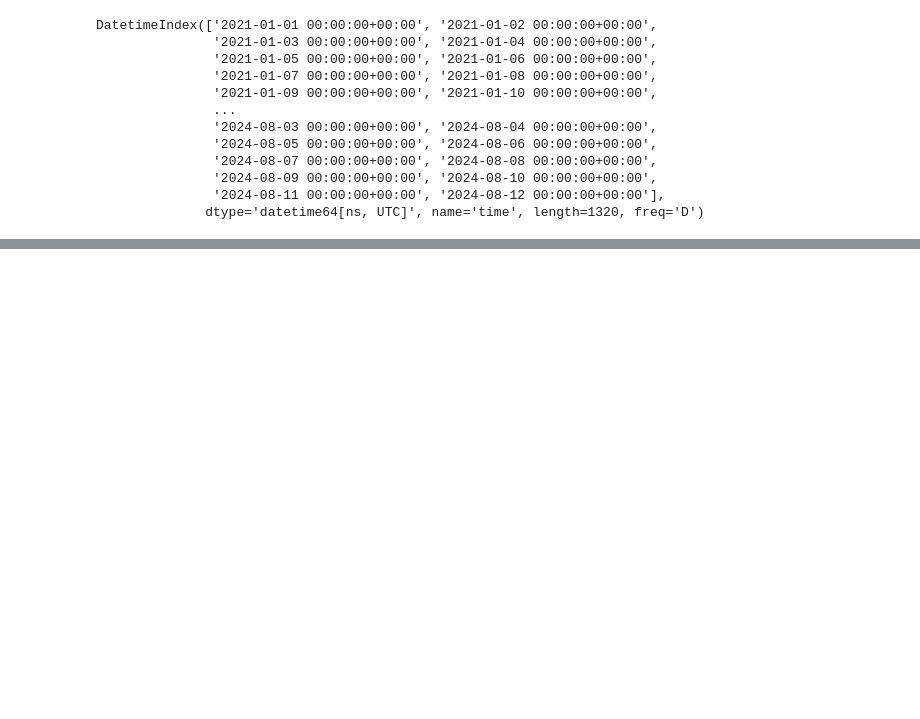
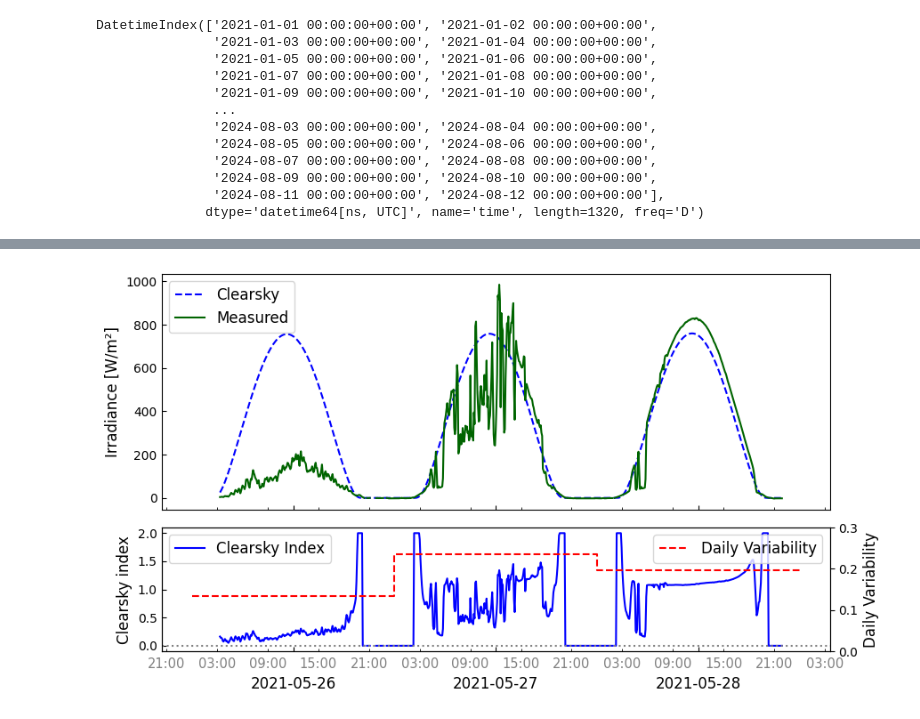
Before and after one commit to toneaf/ProjectThesis, a Jupyter notebook: clearsky.ipynb, the cells around one changed output, grey strips where cells are left out. Cells and saved outputs as stored; diff of their text form; code cells hidden in the pictures; blank space fills up the shorter version.

```diff
--- a/clearsky.ipynb
+++ b/clearsky.ipynb
@@ -148,3 +150,43 @@ plt.show()
+# %%
+import matplotlib.dates as mdates
+import matplotlib.pyplot as plt
+
+fig, (ax1, ax2) = plt.subplots(nrows=2, ncols=1, figsize=(9, 5), gridspec_kw={'height_ratios': [1.9, 1]}, sharex=True)
+
+#ax1.set_title("Comparing measured irradiance with clearsky conditions")
+ax1.plot(df_joined.index[a:b], df_joined["ghi"][a:b], label="Clearsky", color="b", linestyle="--")
+ax1.plot(df_joined.index[a:b], df_joined["Irradiance (SMP10 Sunpower horisontal) [W/m²]"][a:b], label="Measured", color="darkgreen")
+ax1.set_ylabel("Irradiance [W/m²]", fontsize=12)
+ax1.legend( fontsize=12)
+ax1.tick_params(which="both", direction="in")
+
+ax2.plot(df_joined.index[a:b], df_joined["k"][a:b], label="Clearsky Index", color="b")
+ax2.set_ylabel("Clearsky index", fontsize=12)
+ax2.axhline(0, c="grey", linestyle=":")
+ax2.legend(loc="upper left", fontsize=12)
+
+ax2_secondary = ax2.twinx()
+ax2_secondary.set_ylabel("Daily Variability", fontsize=12)
+ax2_secondary.set_ylim(0, 0.3)
+ax2_secondary.step(daily_variablity.index[a//(24*12):b//(24*12)+2], daily_variablity[a//(24*12):b//(24*12)+2], where="post", color='red', label="Daily Variability", linestyle="--")
+
+#ax2.xaxis.set_major_locator(mdates.DayLocator())
+ax2.xaxis.set_major_locator(mdates.HourLocator(byhour=12))
+ax2.xaxis.set_major_formatter(mdates.DateFormatter('%Y-%m-%d'))
+ax2.xaxis.set_minor_locator(mdates.HourLocator(byhour=[3, 9, 15, 21]))
+ax2.xaxis.set_minor_formatter(mdates.DateFormatter('%H:%M'))
+plt.setp(ax2.xaxis.get_majorticklabels(), rotation=0, fontsize=12)
+plt.setp(ax2.xaxis.get_minorticklabels(), rotation=0, fontsize=10, color="gray")
+ax2.tick_params(axis='x', which='major', pad=20, direction="in", labelsize=12)
+ax2.tick_params(axis='x', which='minor', pad=5, labelsize=10.5, labelcolor="gray", direction="in")
+ax2.tick_params(which="both", direction="in")
+
+ax2_secondary.legend(loc="upper right", fontsize=12)
+plt.tight_layout()
+plt.savefig("img/clearsky_comparison", bbox_inches='tight')
+plt.show()
+# %% [output]
+[figure, added]
 # %%
 import matplotlib.dates as mdates
 import matplotlib.pyplot as plt
```
Also changed, not shown: parts of 9 cells of this notebook, 9 other files.
